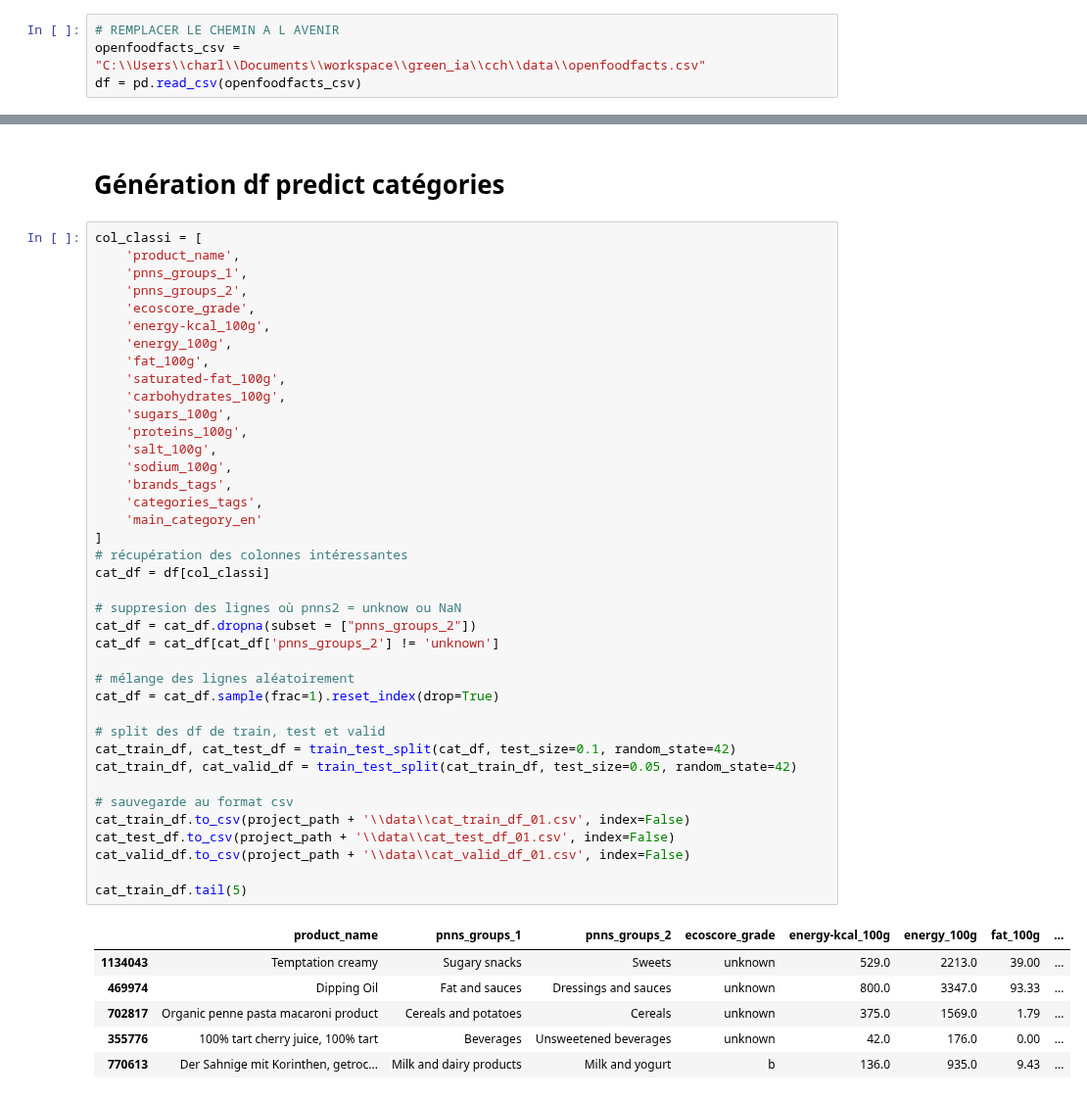
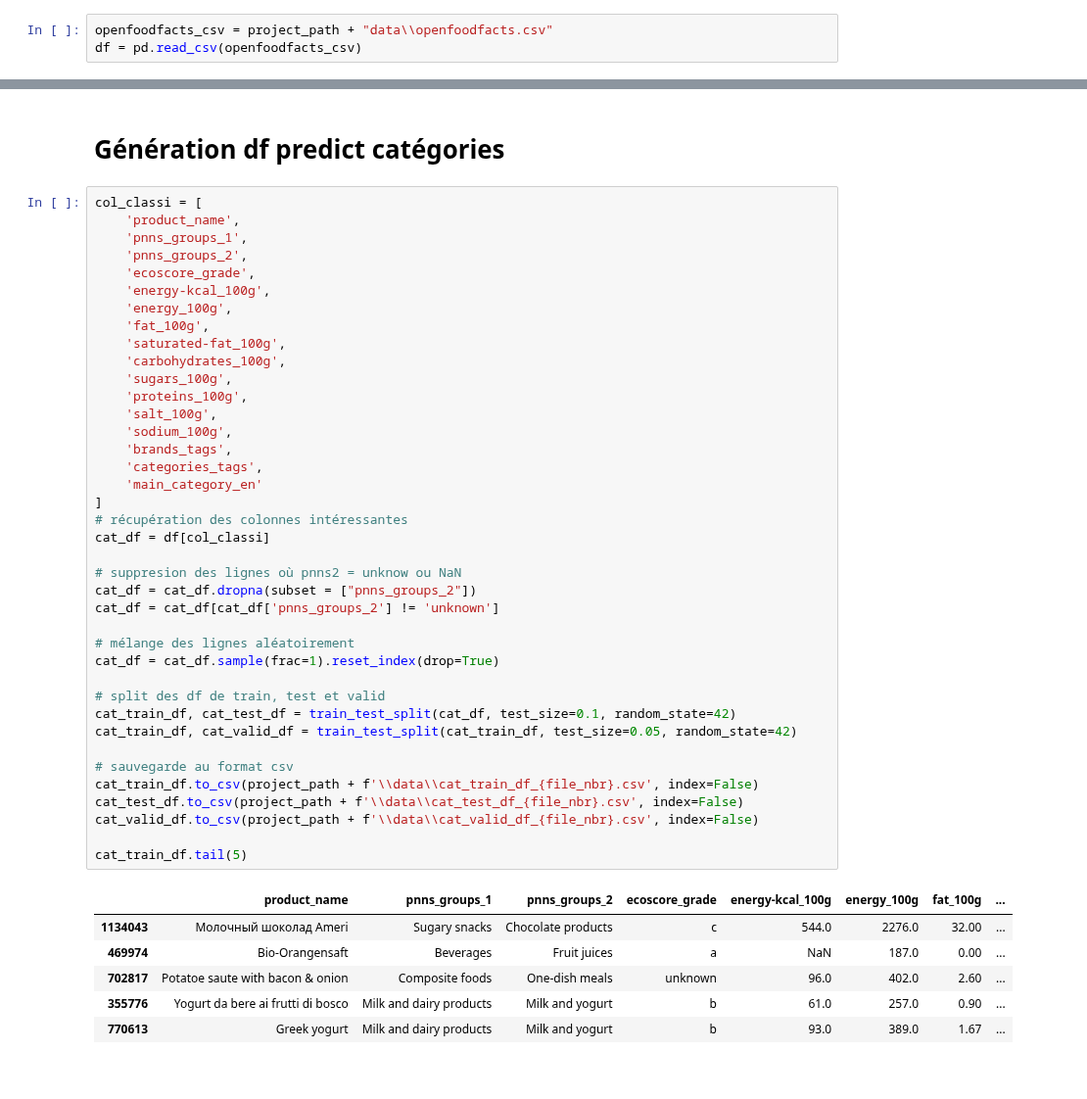
Before and after one commit to CarolusIntelligence/green_ia, a Jupyter notebook: cch/pre_processing_v0.1.ipynb, the cells around one changed output, grey strips where cells are left out. Shown at 98% size. Drawn from its saved outputs; the diff is of its cells as text.

```diff
--- a/cch/pre_processing_v0.1.ipynb
+++ b/cch/pre_processing_v0.1.ipynb
@@ -31,6 +34,5 @@ project_path = "C:\\Users\\charl\\Documents\\workspace\\green_ia\\cch\\"
 # %%
-# REMPLACER LE CHEMIN A L AVENIR
-openfoodfacts_csv = "C:\\Users\\charl\\Documents\\workspace\\green_ia\\cch\\data\\openfoodfacts.csv"
+openfoodfacts_csv = project_path + "data\\openfoodfacts.csv"
 df = pd.read_csv(openfoodfacts_csv)
 # %%
 # afficher % de nan / colonne:
@@ -96,38 +98,38 @@ col_classi = [
     'fat_100g',
     'saturated-fat_100g',
     'carbohydrates_100g',
     'sugars_100g',
     'proteins_100g',
     'salt_100g',
     'sodium_100g',
     'brands_tags',
     'categories_tags',
     'main_category_en'
 ]
 # récupération des colonnes intéressantes
 cat_df = df[col_classi]
 
 # suppresion des lignes où pnns2 = unknow ou NaN
 cat_df = cat_df.dropna(subset = ["pnns_groups_2"])
 cat_df = cat_df[cat_df['pnns_groups_2'] != 'unknown']
 
 # mélange des lignes aléatoirement
 cat_df = cat_df.sample(frac=1).reset_index(drop=True)
 
 # split des df de train, test et valid
 cat_train_df, cat_test_df = train_test_split(cat_df, test_size=0.1, random_state=42)
 cat_train_df, cat_valid_df = train_test_split(cat_train_df, test_size=0.05, random_state=42)
 
 # sauvegarde au format csv
-cat_train_df.to_csv(project_path + '\\data\\cat_train_df_01.csv', index=False)
-cat_test_df.to_csv(project_path + '\\data\\cat_test_df_01.csv', index=False)
-cat_valid_df.to_csv(project_path + '\\data\\cat_valid_df_01.csv', index=False)
+cat_train_df.to_csv(project_path + f'\\data\\cat_train_df_{file_nbr}.csv', index=False)
+cat_test_df.to_csv(project_path + f'\\data\\cat_test_df_{file_nbr}.csv', index=False)
+cat_valid_df.to_csv(project_path + f'\\data\\cat_valid_df_{file_nbr}.csv', index=False)
 
 cat_train_df.tail(5)
 # %% [output]
 |  | product_name | pnns_groups_1 | pnns_groups_2 | ecoscore_grade | energy-kcal_100g | energy_100g | fat_100g | ... |
-| 1134043 | Temptation creamy | Sugary snacks | Sweets | unknown | 529.0 | 2213.0 | 39.00 | ... |
-| 469974 | Dipping Oil | Fat and sauces | Dressings and sauces | unknown | 800.0 | 3347.0 | 93.33 | ... |
-| 702817 | Organic penne pasta macaroni product | Cereals and potatoes | Cereals | unknown | 375.0 | 1569.0 | 1.79 | ... |
-| 355776 | 100% tart cherry juice, 100% tart | Beverages | Unsweetened beverages | unknown | 42.0 | 176.0 | 0.00 | ... |
-| 770613 | Der Sahnige mit Korinthen, getroc... | Milk and dairy products | Milk and yogurt | b | 136.0 | 935.0 | 9.43 | ... |
+| 1134043 | Молочный шоколад Ameri | Sugary snacks | Chocolate products | c | 544.0 | 2276.0 | 32.00 | ... |
+| 469974 | Bio-Orangensaft | Beverages | Fruit juices | a | NaN | 187.0 | 0.00 | ... |
+| 702817 | Potatoe saute with bacon & onion | Composite foods | One-dish meals | unknown | 96.0 | 402.0 | 2.60 | ... |
+| 355776 | Yogurt da bere ai frutti di bosco | Milk and dairy products | Milk and yogurt | b | 61.0 | 257.0 | 0.90 | ... |
+| 770613 | Greek yogurt | Milk and dairy products | Milk and yogurt | b | 93.0 | 389.0 | 1.67 | ... |
```
Also changed, not shown: parts of 2 cells of this notebook, 1 other file.
